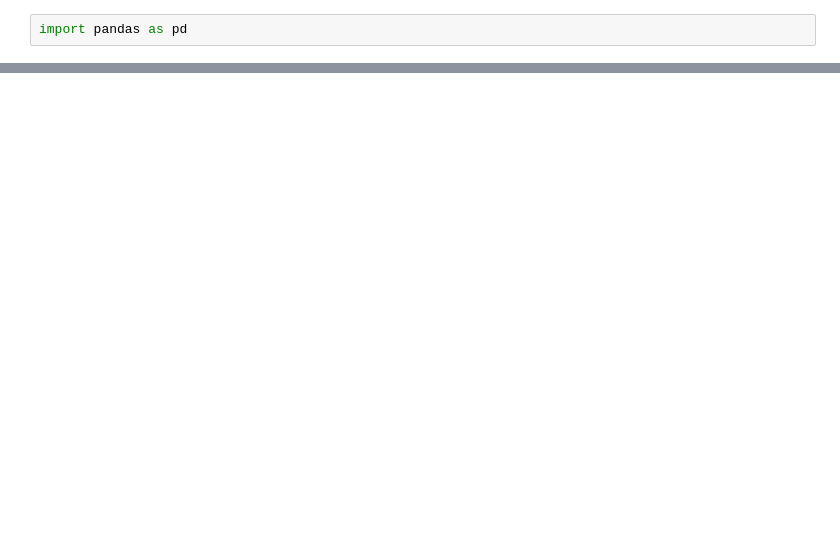
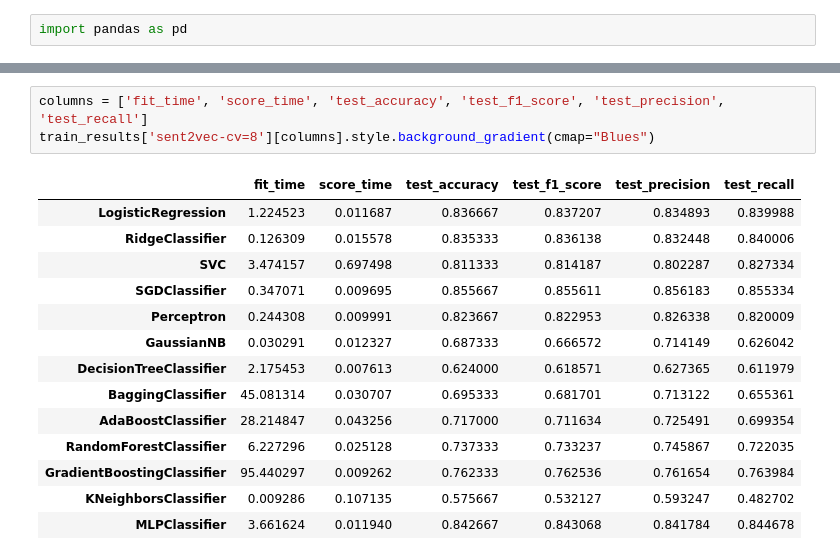
Before and after one commit to yvonne-yiqin-zhang/GPT_Generated_Text_Detection, a Jupyter notebook: result_analysis.ipynb, the cells around one changed output, grey strips where cells are left out. Cells and saved outputs as stored; diff of their text form; blank space fills up the shorter version.

```diff
--- a/result_analysis.ipynb
+++ b/result_analysis.ipynb
@@ -39,0 +79,18 @@ dtype: float64
+# %%
+columns = ['fit_time', 'score_time', 'test_accuracy', 'test_f1_score', 'test_precision', 'test_recall']
+train_results['sent2vec-cv=8'][columns].style.background_gradient(cmap="Blues")
+# %% [output]
+|  | fit_time | score_time | test_accuracy | test_f1_score | test_precision | test_recall |
+| LogisticRegression | 1.224523 | 0.011687 | 0.836667 | 0.837207 | 0.834893 | 0.839988 |
+| RidgeClassifier | 0.126309 | 0.015578 | 0.835333 | 0.836138 | 0.832448 | 0.840006 |
+| SVC | 3.474157 | 0.697498 | 0.811333 | 0.814187 | 0.802287 | 0.827334 |
+| SGDClassifier | 0.347071 | 0.009695 | 0.855667 | 0.855611 | 0.856183 | 0.855334 |
+| Perceptron | 0.244308 | 0.009991 | 0.823667 | 0.822953 | 0.826338 | 0.820009 |
+| GaussianNB | 0.030291 | 0.012327 | 0.687333 | 0.666572 | 0.714149 | 0.626042 |
+| DecisionTreeClassifier | 2.175453 | 0.007613 | 0.624000 | 0.618571 | 0.627365 | 0.611979 |
+| BaggingClassifier | 45.081314 | 0.030707 | 0.695333 | 0.681701 | 0.713122 | 0.655361 |
+| AdaBoostClassifier | 28.214847 | 0.043256 | 0.717000 | 0.711634 | 0.725491 | 0.699354 |
+| RandomForestClassifier | 6.227296 | 0.025128 | 0.737333 | 0.733237 | 0.745867 | 0.722035 |
+| GradientBoostingClassifier | 95.440297 | 0.009262 | 0.762333 | 0.762536 | 0.761654 | 0.763984 |
+| KNeighborsClassifier | 0.009286 | 0.107135 | 0.575667 | 0.532127 | 0.593247 | 0.482702 |
+| MLPClassifier | 3.661624 | 0.011940 | 0.842667 | 0.843068 | 0.841784 | 0.844678 |
```
Also changed, not shown: parts of 23 cells of this notebook, 35 other files.
